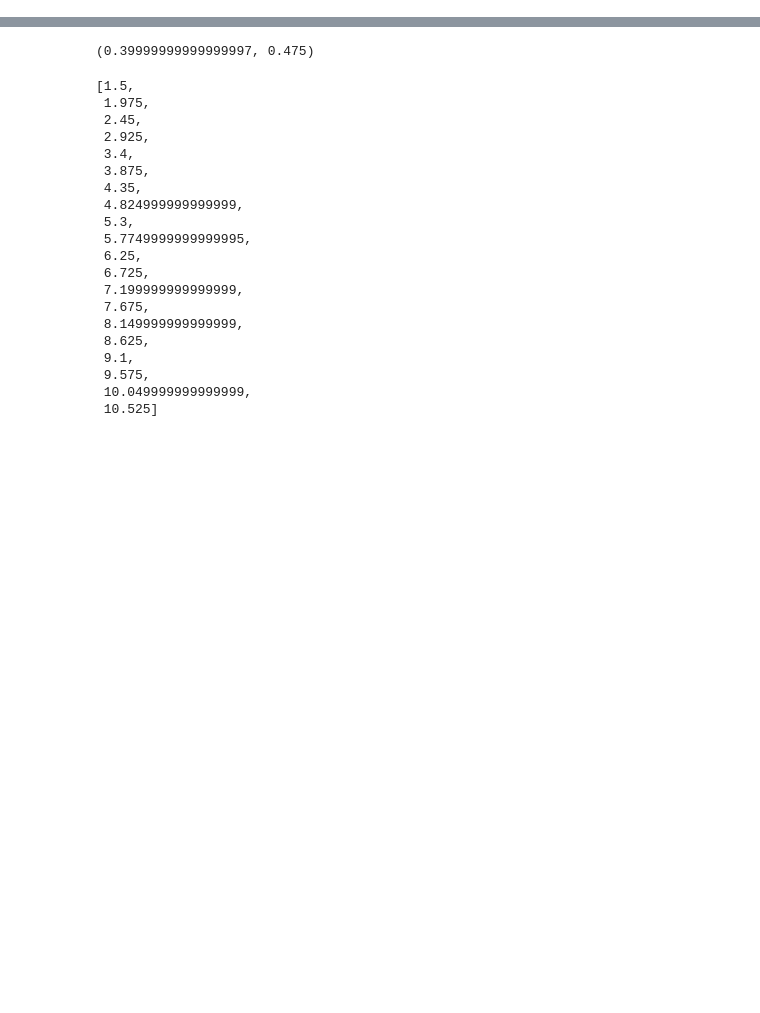
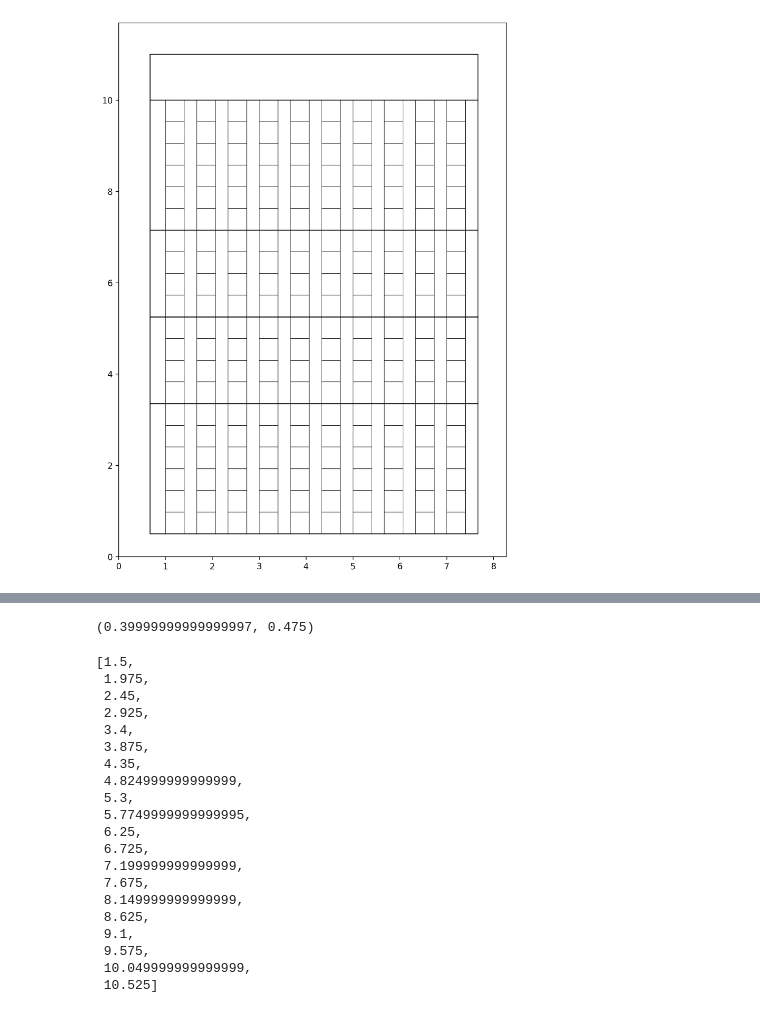
Before and after one commit to MALerLab/jeongganbo-omr, a Jupyter notebook: notebooks/draw_jeongganbo.ipynb, the cells around one changed output, grey strips where cells are left out. Saved outputs shown, nothing was run; the diff lists cells and outputs as text; code cells hidden in the pictures; blank space fills up the shorter version.

```diff
--- a/notebooks/draw_jeongganbo.ipynb
+++ b/notebooks/draw_jeongganbo.ipynb
@@ -0,0 +114,7 @@
+# %%
+from exp_utils.jeonggan_drawer import JeongganboPageDrawer
+
+drawer = JeongganboPageDrawer()
+_ = drawer.draw_blank_page(num_gaks=10)
+# %% [output]
+[figure, added]
```
Also changed, not shown: parts of 9 cells of this notebook, 2 other files.
